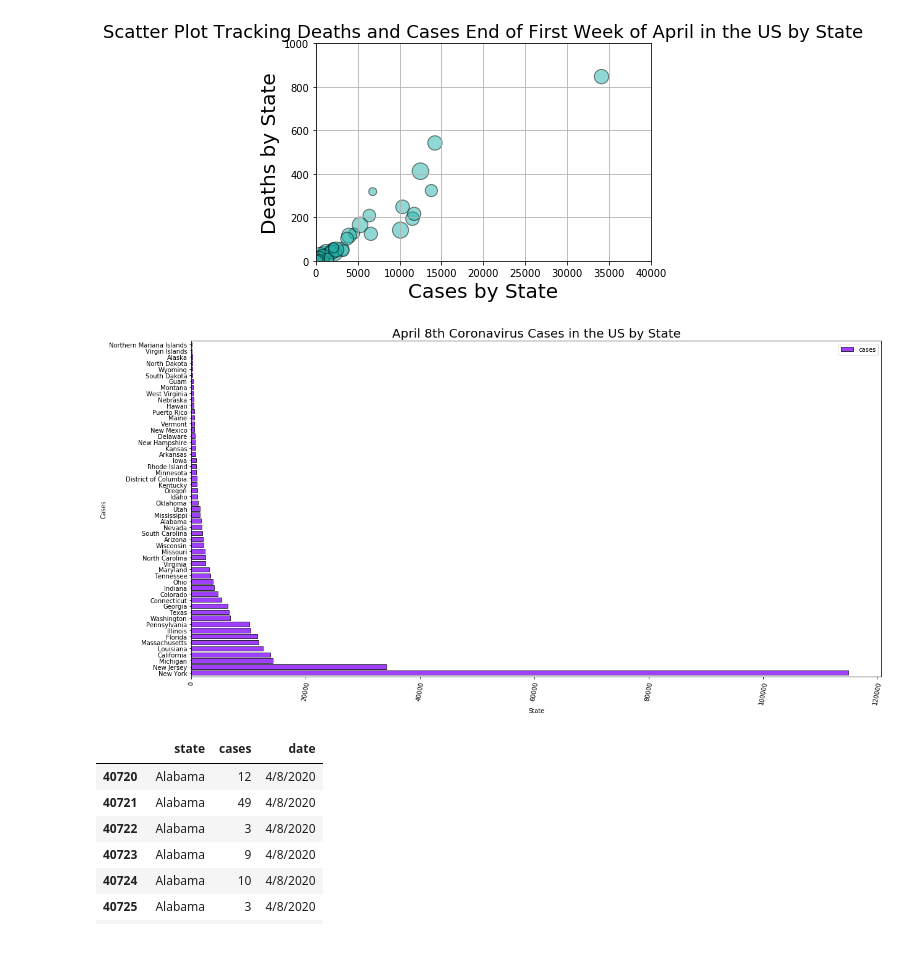
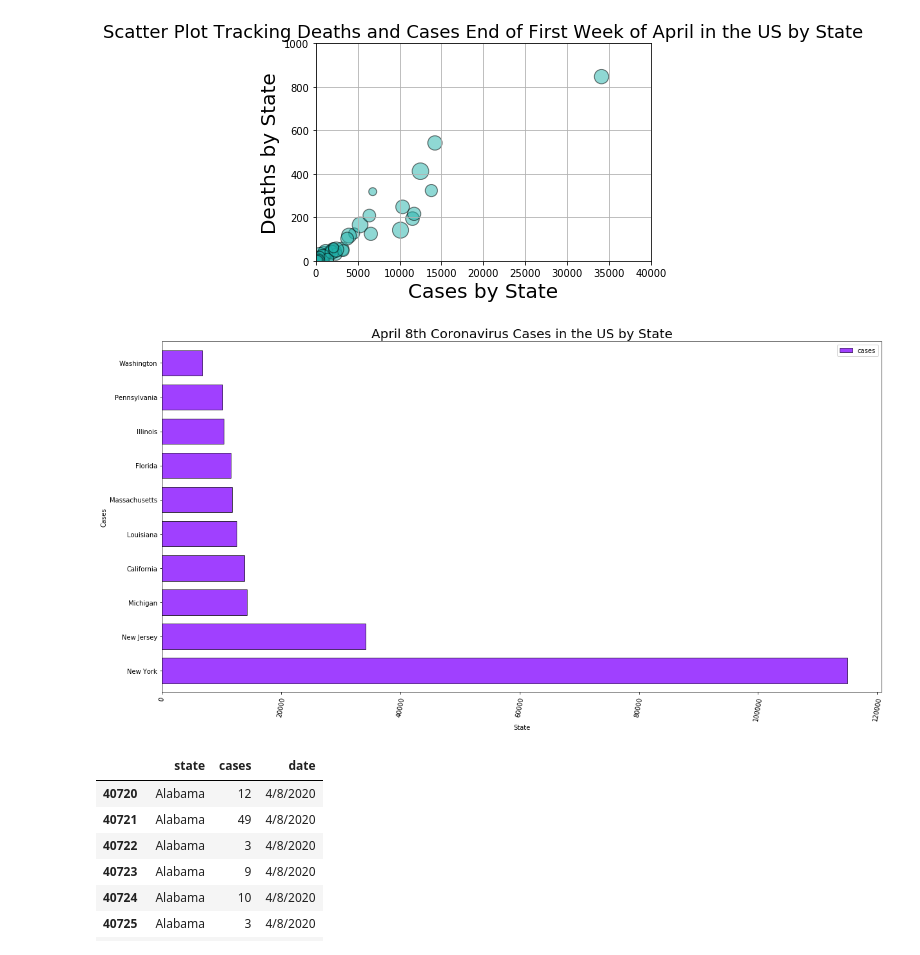
Before and after one commit to irwinmier96/Extra_Side_Projects, a Jupyter notebook: Coronavirus Cases by U.S County 2020/covid_states.ipynb, the cells around one changed output. Cells and saved outputs as stored; diff of their text form; code cells hidden in the pictures.

```diff
--- a/Coronavirus Cases by U.S County 2020/covid_states.ipynb
+++ b/Coronavirus Cases by U.S County 2020/covid_states.ipynb
@@ -119,23 +119,23 @@ april_8_cases = pd.DataFrame(april_8th_cases)
 
 del april_8_cases['deaths']
 # %%
-april_8_cases_graph = april_8th_cases.head(10)
+april_8_cases = april_8_cases.head(10)
 # %%
-april_8_cases_sort = april_8_cases_graph.sort_values('cases', ascending=False)
+april_8_cases_sort = april_8_cases.sort_values('cases', ascending=False)
 
 colors = cm.rainbow(np.linspace(0, 1, 10))
 
 april_8_cases_sort.plot.barh(color = colors, edgecolor = "black", alpha = 0.75, figsize = (20,10), width=0.75)
 
 plt.xticks(rotation=80)
 
 plt.xlabel("State")
 plt.ylabel("Cases")
 
 plt.title("April 8th Coronavirus Cases in the US by State", fontsize = 20)
 plt.show()
 # %% [output]
-[figure, old version]
+[figure, new version]
 # %%
 apr_8_cloud = data[["state", "cases", "date"]]
 
```
Also changed, not shown: 8 other files.
